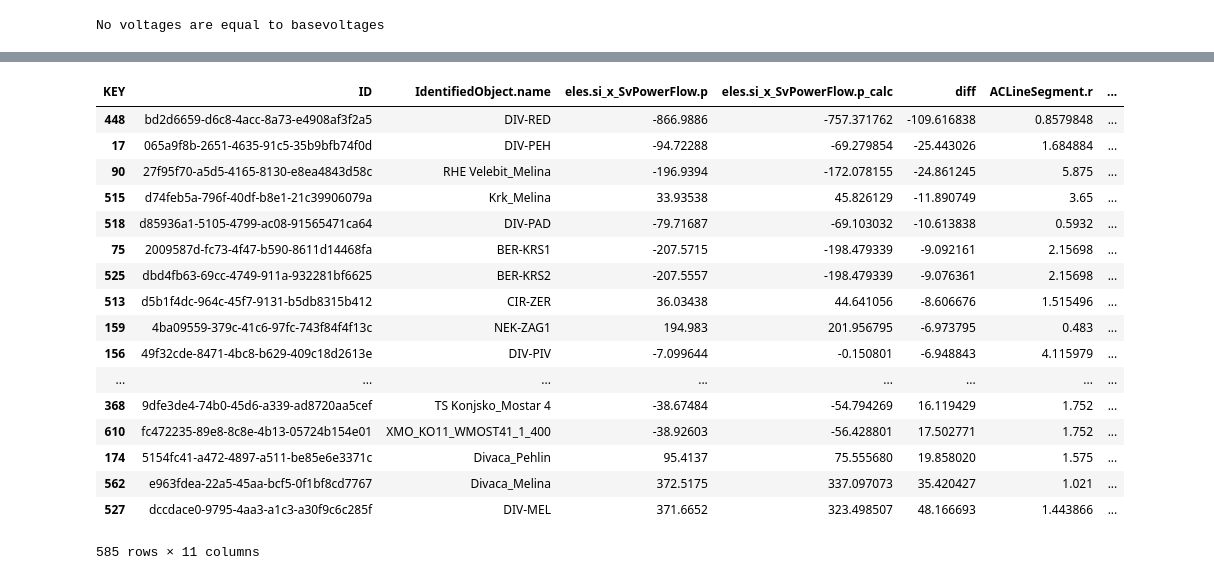
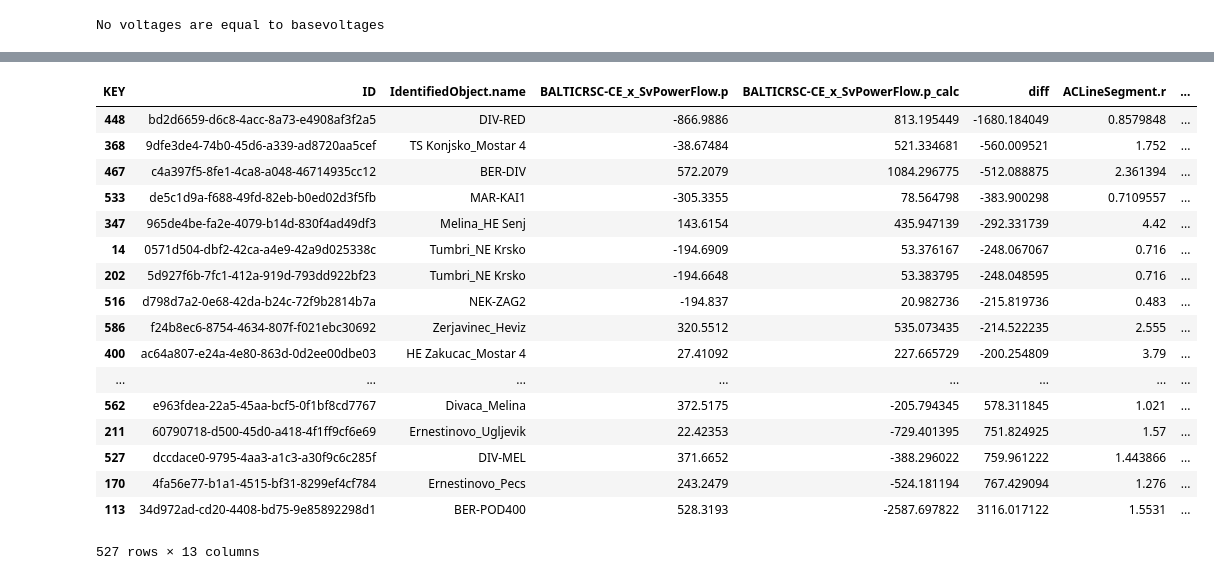
Before and after one commit to Haigutus/USVDM, a Jupyter notebook: Tools/RDF_PARSER/SV_comparison.ipynb, the cells around one changed output, grey strips where cells are left out. Cells and saved outputs as stored; diff of their text form; code cells hidden in the pictures.

```diff
--- a/Tools/RDF_PARSER/SV_comparison.ipynb
+++ b/Tools/RDF_PARSER/SV_comparison.ipynb
@@ -230,7 +263,8 @@ EMF_namelist = []
 for SV_UUID in SV_UUID_list:
 
     instance_data = data.query("INSTANCE_ID == '{}'".format(SV_UUID))
-    authority = instance_data.query("KEY == 'Model.modelingAuthoritySet'").VALUE.item()
+    #authority = instance_data.query("KEY == 'Model.modelingAuthoritySet'").VALUE.item()
+    authority = filename_data.query("ID == '{}'".format(SV_UUID))["model_authority"].item()
 
     try:
         EMF_name = urlparse(authority).netloc
@@ -517,7 +577,9 @@ sv_instances = loaded_instances[loaded_instances["Model.profile"]=="http://entso
 for UUID, row in sv_instances.iterrows():
 
     # Get some display name
-    authority = row['Model.modelingAuthoritySet']
+    #authority = row['Model.modelingAuthoritySet']
+    authority = filename_data.query("ID == '{}'".format(UUID))["model_authority"].item()
+
 
     try:
         EMF_name = urlparse(authority).netloc
@@ -525,6 +587,10 @@ for UUID, row in sv_instances.iterrows():
     except:
         print("No modelling authorityset found or invalid url -> {}, using SV UUID".format(authority))
         EMF_name = SV_UUID
+
+    if EMF_name == "":
+        print ("Not valid url -> " + authority + " , Using raw string")
+        EMF_name = authority
 
     # Get SV data
     SvVoltages    = data.query("INSTANCE_ID == '{}'".format(UUID)).type_tableview("SvVoltage").add_prefix(EMF_name + "_")
@@ -724,7 +793,9 @@ sv_instances = loaded_instances[loaded_instances["Model.profile"]=="http://entso
 for UUID, row in sv_instances.iterrows():
 
     # Get some display name
-    authority = row['Model.modelingAuthoritySet']
+    #authority = row['Model.modelingAuthoritySet']
+    authority = filename_data.query("ID == '{}'".format(UUID))["model_authority"].item()
+
 
     try:
         EMF_name = urlparse(authority).netloc
@@ -732,6 +803,10 @@ for UUID, row in sv_instances.iterrows():
     except:
         print("No modelling authorityset found or invalid url -> {}, using SV UUID".format(authority))
         EMF_name = SV_UUID
+
+    if EMF_name == "":
+        print ("Not valid url -> " + authority + " , Using raw string")
+        EMF_name = authority
 
     # Get SV data
     SvVoltages    = data.query("INSTANCE_ID == '{}'".format(UUID)).type_tableview("SvVoltage")
@@ -967,36 +1057,44 @@ Number of common points -> 585
 #display(ACLineSegments['eles.si_ACLineSegment.delta_p'].dropna().sort_values()) # Calculated Neplan
 # %%
 # Sanity check against Neplan export (neplan has p and q on all ends)
+#EMF_tool = "862de2ce-d190-4245-af80-1c428d98910a"
+EMF_tool = "BALTICRSC-CE"
+
 pandas.set_option("display.max_rows", 30)
-ACLineSegments["diff"] = ACLineSegments['eles.si_x_SvPowerFlow.p'].astype("float") - ACLineSegments['eles.si_x_SvPowerFlow.p_calc'].astype("float")
-ACLineSegments[(ACLineSegments["ACDCTerminal.connected_x"] == "true") & (ACLineSegments["ACDCTerminal.connected_y"] == "true")][['ID', 'IdentifiedObject.name',
-                                                                                                                                'eles.si_x_SvPowerFlow.p',
-                                                                                                                                'eles.si_x_SvPowerFlow.p_calc',
+ACLineSegments["diff"] = ACLineSegments['{}_x_SvPowerFlow.p'.format(EMF_tool)].astype("float") - ACLineSegments['{}_x_SvPowerFlow.p_calc'.format(EMF_tool)].astype("float")
+diff = ACLineSegments[(ACLineSegments["ACDCTerminal.connected_x"] == "true") & (ACLineSegments["ACDCTerminal.connected_y"] == "true")][['ID', 'IdentifiedObject.name',
+                                                                                                                                '{}_x_SvPowerFlow.p'.format(EMF_tool),
+                                                                                                                                '{}_x_SvPowerFlow.p_calc'.format(EMF_tool),
                                                                                                                                 'diff',
-                                                                                                                                "ACLineSegment.r", "ACLineSegment.x",
-                                                                                                                                'eles.si_x_SvVoltage.angle',
-                                                                                                                                'eles.si_x_SvVoltage.v',
-                                                                                                                                 'eles.si_y_SvVoltage.angle',
-                                                                                                                                 'eles.si_y_SvVoltage.v']].dropna().sort_values("diff")
+                                                                                                                                "ACLineSegment.r", "ACLineSegment.x", "ACLineSegment.bch", "ACLineSegment.gch",
+                                                                                                                                '{}_x_SvVoltage.angle'.format(EMF_tool),
+                                                                                                                                '{}_x_SvVoltage.v'.format(EMF_tool),
+                                                                                                                                 '{}_y_SvVoltage.angle'.format(EMF_tool),
+                                                                                                                                 '{}_y_SvVoltage.v'.format(EMF_tool)]
+                                                                                                                                      ].dropna().sort_values("diff")
+
+diff.to_csv("calculated_PF_diff_{}.csv".format(EMF_tool))
+
+display(diff)
 # %% [output]
-| KEY | ID | IdentifiedObject.name | eles.si_x_SvPowerFlow.p | eles.si_x_SvPowerFlow.p_calc | diff | ACLineSegment.r | ... |
-| 448 | bd2d6659-d6c8-4acc-8a73-e4908af3f2a5 | DIV-RED | -866.9886 | -757.371762 | -109.616838 | 0.8579848 | ... |
-| 17 | 065a9f8b-2651-4635-91c5-35b9bfb74f0d | DIV-PEH | -94.72288 | -69.279854 | -25.443026 | 1.684884 | ... |
-| 90 | 27f95f70-a5d5-4165-8130-e8ea4843d58c | RHE Velebit_Melina | -196.9394 | -172.078155 | -24.861245 | 5.875 | ... |
-| 515 | d74feb5a-796f-40df-b8e1-21c39906079a | Krk_Melina | 33.93538 | 45.826129 | -11.890749 | 3.65 | ... |
-| 518 | d85936a1-5105-4799-ac08-91565471ca64 | DIV-PAD | -79.71687 | -69.103032 | -10.613838 | 0.5932 | ... |
-| 75 | 2009587d-fc73-4f47-b590-8611d14468fa | BER-KRS1 | -207.5715 | -198.479339 | -9.092161 | 2.15698 | ... |
-| 525 | dbd4fb63-69cc-4749-911a-932281bf6625 | BER-KRS2 | -207.5557 | -198.479339 | -9.076361 | 2.15698 | ... |
-| 513 | d5b1f4dc-964c-45f7-9131-b5db8315b412 | CIR-ZER | 36.03438 | 44.641056 | -8.606676 | 1.515496 | ... |
-| 159 | 4ba09559-379c-41c6-97fc-743f84f4f13c | NEK-ZAG1 | 194.983 | 201.956795 | -6.973795 | 0.483 | ... |
-| 156 | 49f32cde-8471-4bc8-b629-409c18d2613e | DIV-PIV | -7.099644 | -0.150801 | -6.948843 | 4.115979 | ... |
+| KEY | ID | IdentifiedObject.name | BALTICRSC-CE_x_SvPowerFlow.p | BALTICRSC-CE_x_SvPowerFlow.p_calc | diff | ACLineSegment.r | ... |
+| 448 | bd2d6659-d6c8-4acc-8a73-e4908af3f2a5 | DIV-RED | -866.9886 | 813.195449 | -1680.184049 | 0.8579848 | ... |
+| 368 | 9dfe3de4-74b0-45d6-a339-ad8720aa5cef | TS Konjsko_Mostar 4 | -38.67484 | 521.334681 | -560.009521 | 1.752 | ... |
+| 467 | c4a397f5-8fe1-4ca8-a048-46714935cc12 | BER-DIV | 572.2079 | 1084.296775 | -512.088875 | 2.361394 | ... |
+| 533 | de5c1d9a-f688-49fd-82eb-b0ed02d3f5fb | MAR-KAI1 | -305.3355 | 78.564798 | -383.900298 | 0.7109557 | ... |
+| 347 | 965de4be-fa2e-4079-b14d-830f4ad49df3 | Melina_HE Senj | 143.6154 | 435.947139 | -292.331739 | 4.42 | ... |
+| 14 | 0571d504-dbf2-42ca-a4e9-42a9d025338c | Tumbri_NE Krsko | -194.6909 | 53.376167 | -248.067067 | 0.716 | ... |
+| 202 | 5d927f6b-7fc1-412a-919d-793dd922bf23 | Tumbri_NE Krsko | -194.6648 | 53.383795 | -248.048595 | 0.716 | ... |
+| 516 | d798d7a2-0e68-42da-b24c-72f9b2814b7a | NEK-ZAG2 | -194.837 | 20.982736 | -215.819736 | 0.483 | ... |
+| 586 | f24b8ec6-8754-4634-807f-f021ebc30692 | Zerjavinec_Heviz | 320.5512 | 535.073435 | -214.522235 | 2.555 | ... |
+| 400 | ac64a807-e24a-4e80-863d-0d2ee00dbe03 | HE Zakucac_Mostar 4 | 27.41092 | 227.665729 | -200.254809 | 3.79 | ... |
 | ... | ... | ... | ... | ... | ... | ... | ... |
-| 368 | 9dfe3de4-74b0-45d6-a339-ad8720aa5cef | TS Konjsko_Mostar 4 | -38.67484 | -54.794269 | 16.119429 | 1.752 | ... |
-| 610 | fc472235-89e8-8c8e-4b13-05724b154e01 | XMO_KO11_WMOST41_1_400 | -38.92603 | -56.428801 | 17.502771 | 1.752 | ... |
-| 174 | 5154fc41-a472-4897-a511-be85e6e3371c | Divaca_Pehlin | 95.4137 | 75.555680 | 19.858020 | 1.575 | ... |
-| 562 | e963fdea-22a5-45aa-bcf5-0f1bf8cd7767 | Divaca_Melina | 372.5175 | 337.097073 | 35.420427 | 1.021 | ... |
-| 527 | dccdace0-9795-4aa3-a1c3-a30f9c6c285f | DIV-MEL | 371.6652 | 323.498507 | 48.166693 | 1.443866 | ... |
+| 562 | e963fdea-22a5-45aa-bcf5-0f1bf8cd7767 | Divaca_Melina | 372.5175 | -205.794345 | 578.311845 | 1.021 | ... |
+| 211 | 60790718-d500-45d0-a418-4f1ff9cf6e69 | Ernestinovo_Ugljevik | 22.42353 | -729.401395 | 751.824925 | 1.57 | ... |
+| 527 | dccdace0-9795-4aa3-a1c3-a30f9c6c285f | DIV-MEL | 371.6652 | -388.296022 | 759.961222 | 1.443866 | ... |
+| 170 | 4fa56e77-b1a1-4515-bf31-8299ef4cf784 | Ernestinovo_Pecs | 243.2479 | -524.181194 | 767.429094 | 1.276 | ... |
+| 113 | 34d972ad-cd20-4408-bd75-9e85892298d1 | BER-POD400 | 528.3193 | -2587.697822 | 3116.017122 | 1.5531 | ... |
-585 rows × 11 columns
+527 rows × 13 columns
 # %%
 display(HTML("<style>.container { width:90% !important; }</style>")) # Change report layout width
 # %%
```
Also changed, not shown: parts of 17 cells of this notebook, 1 other file.
